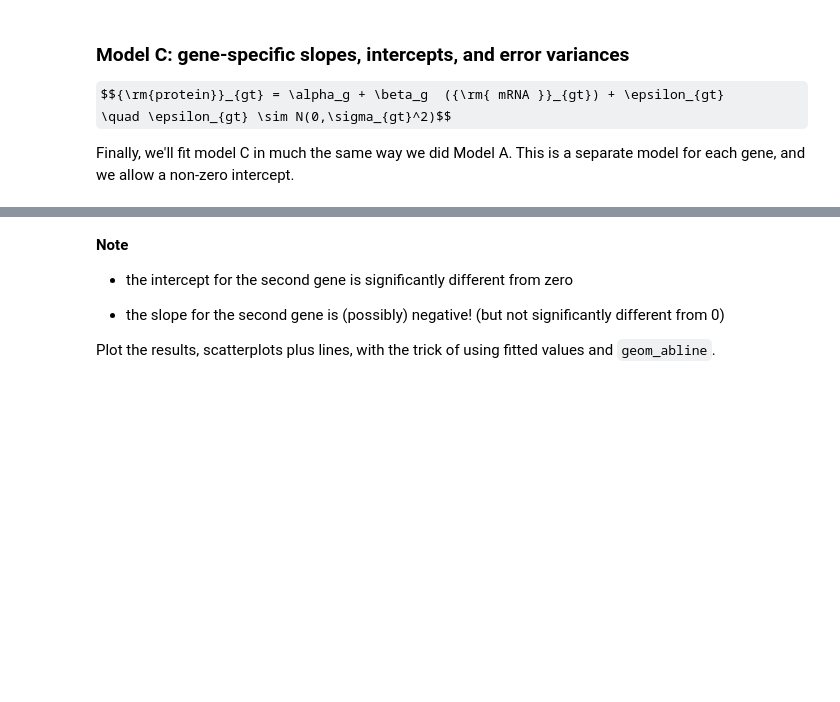
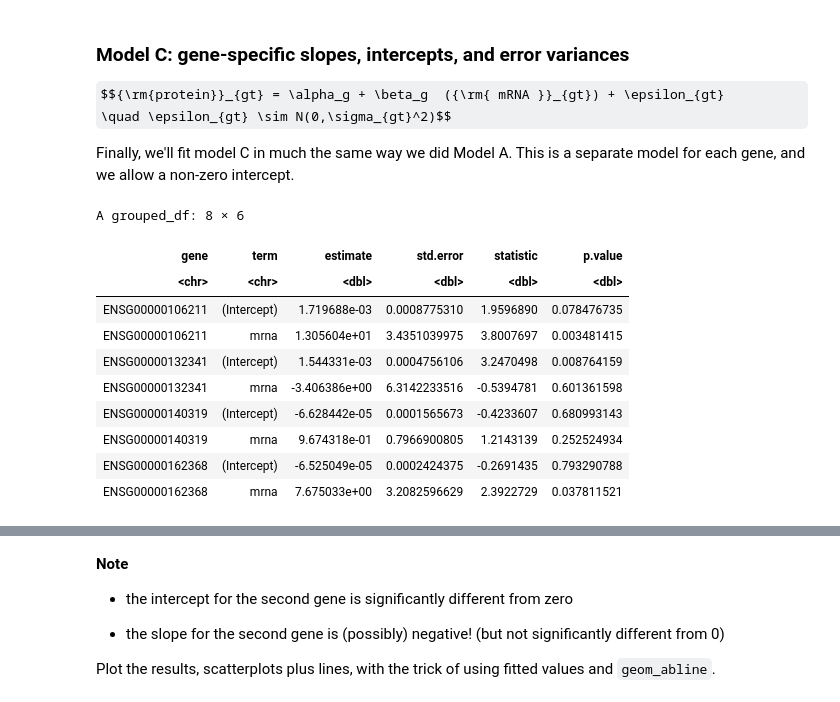
Before and after one commit to UBC-STAT/stat-450, a Jupyter notebook: lectures/04_nested_models.ipynb, the cells around one changed output, grey strips where cells are left out. Drawn from its saved outputs; the diff is of its cells as text; code cells hidden in the pictures; some formulas as TeX source; blank space fills up the shorter version.

```diff
--- a/lectures/04_nested_models.ipynb
+++ b/lectures/04_nested_models.ipynb
@@ -180,6 +198,6 @@ $$
 
 This can be expressed using the usual $Y=X \beta + \epsilon$ model:  so fit all four genes together with one `lm`, and allow each gene to have it's own slope (interaction terms). However, we need to tell `lm` that we want to force the intercept parameter to be equal to zero (we use `0 +` in the formula call, and use the `:` operator since we don't want to allow additive terms in the model which would give gene-specific intercepts).
 # %%
-lm_B <- lm(protein ~ 0 + gene:mrna, data = sample_4_complete_genes)
+lm_B <- lm(..., data = sample_4_complete_genes)
 # %%
 tidy(lm_B)
@@ -271,12 +403,3 @@ sample_4_complete_genes |>
-# %%
-### BEGIN SOLUTION
-sample_4_complete_genes <-
-    sample_4_complete_genes |>
-    add_predictions(lm_D, var = 'pred_D')
-
-sample_4_complete_genes |>
-    slice_sample(n = 10)
-### END SOLUTION
 # %% [markdown]
 (b) Now make the scatter plot and add the lines.
 # %%
@@ -401,7 +547,19 @@ Finally, we'll fit model C in much the same way we did Model A. This is a separa
 # %%
 sample_4_complete_genes |>
   group_by(gene) |>
-  group_modify(~ tidy(lm(protein ~ + mrna, data = .x)))
+  group_modify(~ tidy(lm(..., data = .x)))
+# %% [output]
+A grouped_df: 8 × 6
+| gene | term | estimate | std.error | statistic | p.value |
+| <chr> | <chr> | <dbl> | <dbl> | <dbl> | <dbl> |
+| ENSG00000106211 | (Intercept) | 1.719688e-03 | 0.0008775310 | 1.9596890 | 0.078476735 |
+| ENSG00000106211 | mrna | 1.305604e+01 | 3.4351039975 | 3.8007697 | 0.003481415 |
+| ENSG00000132341 | (Intercept) | 1.544331e-03 | 0.0004756106 | 3.2470498 | 0.008764159 |
+| ENSG00000132341 | mrna | -3.406386e+00 | 6.3142233516 | -0.5394781 | 0.601361598 |
+| ENSG00000140319 | (Intercept) | -6.628442e-05 | 0.0001565673 | -0.4233607 | 0.680993143 |
+| ENSG00000140319 | mrna | 9.674318e-01 | 0.7966900805 | 1.2143139 | 0.252524934 |
+| ENSG00000162368 | (Intercept) | -6.525049e-05 | 0.0002424375 | -0.2691435 | 0.793290788 |
+| ENSG00000162368 | mrna | 7.675033e+00 | 3.2082596629 | 2.3922729 | 0.037811521 |
 # %%
 # Note that Model C and Model D provide exactly the same estimates -- but different variances and std. errors (hence, different p-values)
 summary(lm_D)
```
Also changed, not shown: parts of 27 cells of this notebook.
